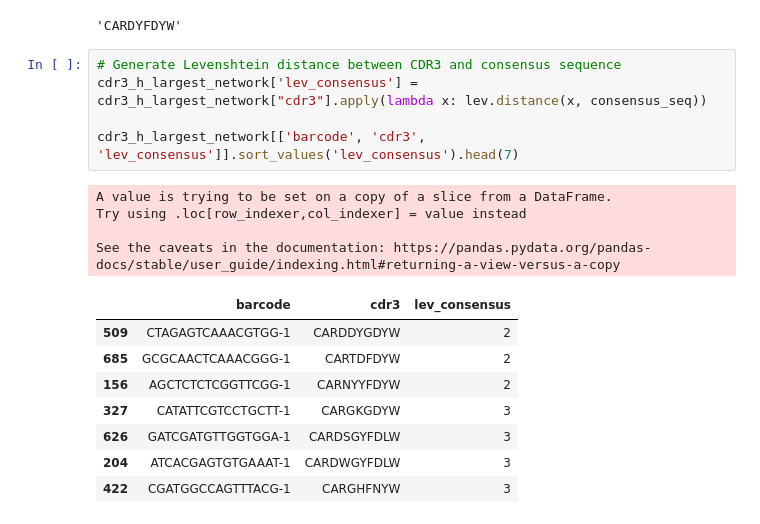
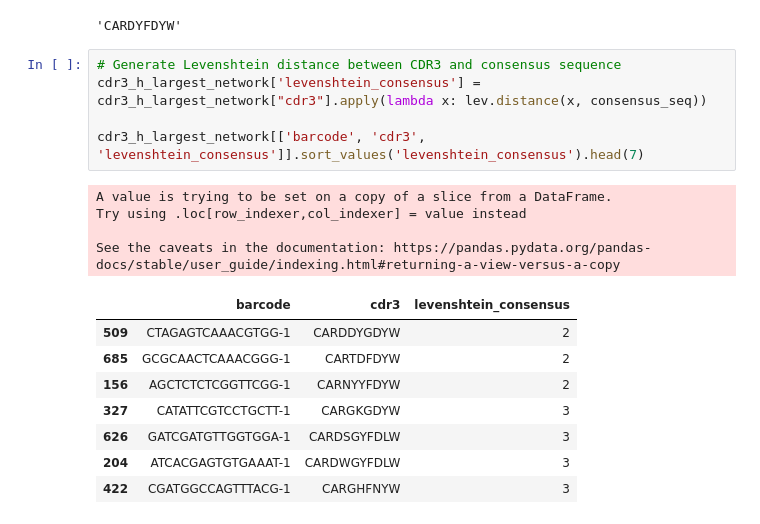
Before and after one commit to wkwong-henlix/10X_bcr_sequence_analysis, a Jupyter notebook: cdr3_simple_network.ipynb, the cells around one changed output. Cells and saved outputs as stored; diff of their text form.

```diff
--- a/cdr3_network.ipynb
+++ b/cdr3_simple_network.ipynb
@@ -389,15 +510,15 @@ consensus_seq
 'CARDYFDYW'
 # %%
 # Generate Levenshtein distance between CDR3 and consensus sequence
-cdr3_h_largest_network['lev_consensus'] = cdr3_h_largest_network["cdr3"].apply(lambda x: lev.distance(x, consensus_seq))
+cdr3_h_largest_network['levenshtein_consensus'] = cdr3_h_largest_network["cdr3"].apply(lambda x: lev.distance(x, consensus_seq))
 
-cdr3_h_largest_network[['barcode', 'cdr3', 'lev_consensus']].sort_values('lev_consensus').head(7)
+cdr3_h_largest_network[['barcode', 'cdr3', 'levenshtein_consensus']].sort_values('levenshtein_consensus').head(7)
 # %% [output]
 A value is trying to be set on a copy of a slice from a DataFrame.
 Try using .loc[row_indexer,col_indexer] = value instead
 
 See the caveats in the documentation: https://pandas.pydata.org/pandas-docs/stable/user_guide/indexing.html#returning-a-view-versus-a-copy
-|  | barcode | cdr3 | lev_consensus |
+|  | barcode | cdr3 | levenshtein_consensus |
 | 509 | CTAGAGTCAAACGTGG-1 | CARDDYGDYW | 2 |
 | 685 | GCGCAACTCAAACGGG-1 | CARTDFDYW | 2 |
 | 156 | AGCTCTCTCGGTTCGG-1 | CARNYYFDYW | 2 |
```
Also changed, not shown: parts of 7 cells of this notebook, 1 other file.
